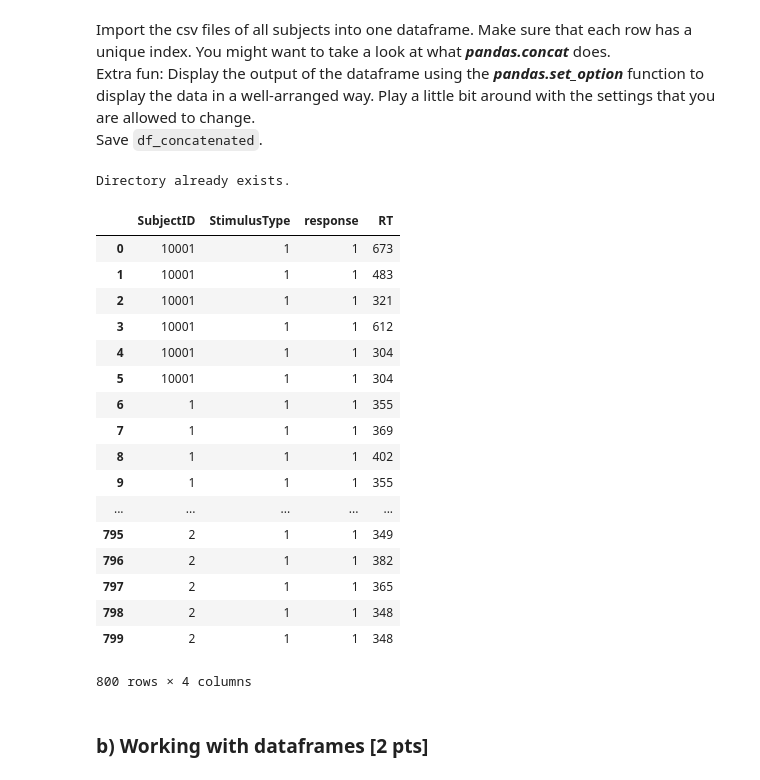
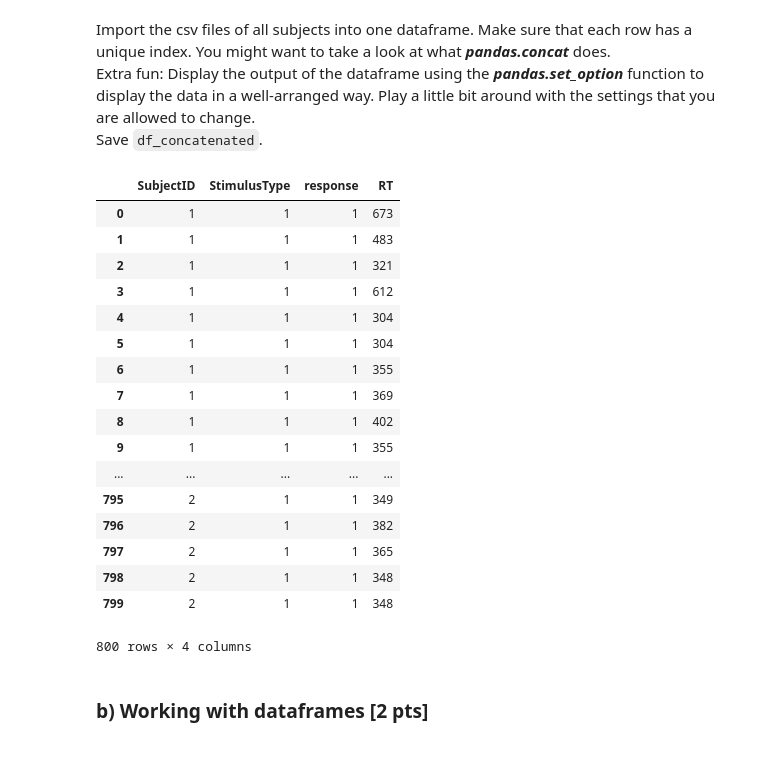
Before and after one commit to NBP-ACC/week-4-acc10, a Jupyter notebook: sheet02.ipynb, the cells around one changed output. Drawn from its saved outputs; the diff is of its cells as text; code cells hidden in the pictures.

```diff
--- a/sheet02.ipynb
+++ b/sheet02.ipynb
@@ -47,50 +46,46 @@
 # %%
 import glob
 import os
 
 PATH = os.getcwd()+ "/Data"
 all_files = glob.glob(os.path.join(PATH, "*.csv"))     # advisable to use os.path.join as this makes concatenation OS independent
 
 # http://www.oipapio.com/question-88634
 df_from_each_file = (pd.read_csv(f) for f in all_files)
 df_concatenated   = pd.concat(df_from_each_file,axis=0, ignore_index=True)
 
 # use pd.set_option here to display in a nice way
-# only display 30 rows
-pd.set_option("display.max_rows", 30)
-# displays precision for decimal numbers
-pd.set_option("display.precision", 3)
+pd.set_option('display.max_rows', 200)
+
+# make all subjectIDs unique for one subject
+for i in range(9):
+    a = i*100
+    b = a + 99
+    df_concatenated.loc[a:b, 'SubjectID'] = i
+return df_concatenated
 
 DATAPATH = os.getcwd() + '/Processed/data_concatenated.csv'
-
-#make a new folder
-try:
-    os.mkdir(os.getcwd() + '/Processed/')
-except OSError as err:
-    print("Directory already exists.")
-
 df_concatenated.to_csv(DATAPATH,index=False)
 df_concatenated
 # %% [output]
+|  | SubjectID | StimulusType | response | RT |
+| 0 | 1 | 1 | 1 | 673 |
+| 1 | 1 | 1 | 1 | 483 |
+| 2 | 1 | 1 | 1 | 321 |
+| 3 | 1 | 1 | 1 | 612 |
+| 4 | 1 | 1 | 1 | 304 |
+| 5 | 1 | 1 | 1 | 304 |
+| 6 | 1 | 1 | 1 | 355 |
+| 7 | 1 | 1 | 1 | 369 |
+| 8 | 1 | 1 | 1 | 402 |
+| 9 | 1 | 1 | 1 | 355 |
+| ... | ... | ... | ... | ... |
+| 795 | 2 | 1 | 1 | 349 |
+| 796 | 2 | 1 | 1 | 382 |
+| 797 | 2 | 1 | 1 | 365 |
+| 798 | 2 | 1 | 1 | 348 |
+| 799 | 2 | 1 | 1 | 348 |
-Directory already exists.
+800 rows × 4 columns
-|  | SubjectID | StimulusType | response | RT |
-| 0 | 10001 | 1 | 1 | 673 |
-| 1 | 10001 | 1 | 1 | 483 |
-| 2 | 10001 | 1 | 1 | 321 |
-| 3 | 10001 | 1 | 1 | 612 |
-| 4 | 10001 | 1 | 1 | 304 |
-| 5 | 10001 | 1 | 1 | 304 |
-| 6 | 1 | 1 | 1 | 355 |
-| 7 | 1 | 1 | 1 | 369 |
-| 8 | 1 | 1 | 1 | 402 |
-| 9 | 1 | 1 | 1 | 355 |
-| ... | ... | ... | ... | ... |
-| 795 | 2 | 1 | 1 | 349 |
-| 796 | 2 | 1 | 1 | 382 |
-| 797 | 2 | 1 | 1 | 365 |
-| 798 | 2 | 1 | 1 | 348 |
-| 799 | 2 | 1 | 1 | 348 |
-800 rows × 4 columns
 # %% [markdown]
 ### b) Working with dataframes [2 pts]
 # %% [markdown]
```
Also changed, not shown: parts of 6 cells of this notebook.
